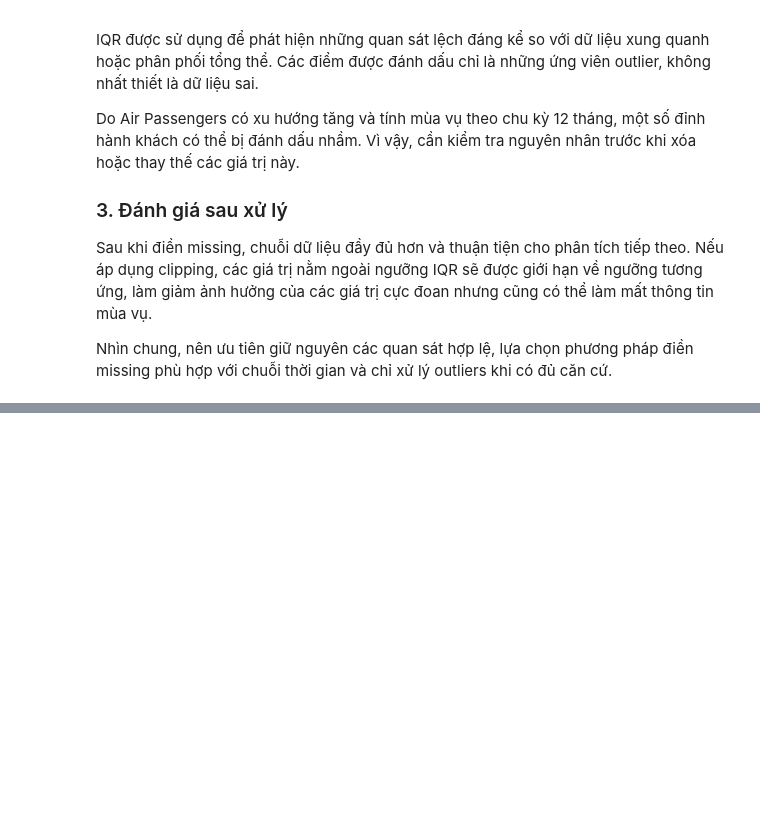
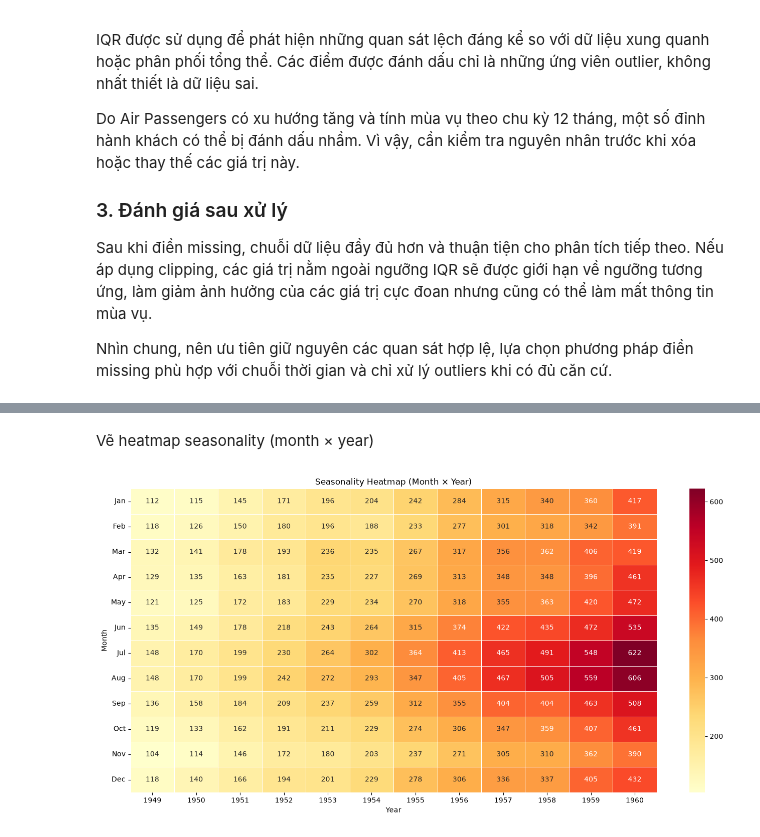
Before and after one commit to Tuvienn/TOTAL_LAB_PRACTICE_FOR_TIME_SERIES, a Jupyter notebook: total_practice/Practice_1/notebooks/practice_1.ipynb, the cells around one changed output, grey strips where cells are left out. Cells and saved outputs as stored; diff of their text form; code cells hidden in the pictures; blank space fills up the shorter version.

```diff
--- a/total_practice/Practice_1/notebooks/practice_1.ipynb
+++ b/total_practice/Practice_1/notebooks/practice_1.ipynb
@@ -810,0 +876,36 @@ Nhìn chung, nên ưu tiên giữ nguyên các quan sát hợp lệ, lựa chọ
+# %% [markdown]
+Vẽ heatmap seasonality (month × year)
+# %%
+# Tạo bảng: hàng = tháng, cột = năm
+seasonal_data = df.pivot_table(
+    index="month",
+    columns="year",
+    values="value",
+    aggfunc="mean"
+)
+
+plt.figure(figsize=(14, 7))
+
+sn.heatmap(
+    seasonal_data,
+    cmap="YlOrRd",
+    annot=True,
+    fmt=".0f",
+    linewidths=0.5
+)
+
+plt.title("Seasonality Heatmap (Month × Year)")
+plt.xlabel("Year")
+plt.ylabel("Month")
+plt.yticks(
+    ticks=[i + 0.5 for i in range(12)],
+    labels=[
+        "Jan", "Feb", "Mar", "Apr", "May", "Jun",
+        "Jul", "Aug", "Sep", "Oct", "Nov", "Dec"
+    ],
+    rotation=0
+)
+plt.tight_layout()
+plt.show()
+# %% [output]
+[figure, added]
```
Also changed, not shown: parts of 5 cells of this notebook.
